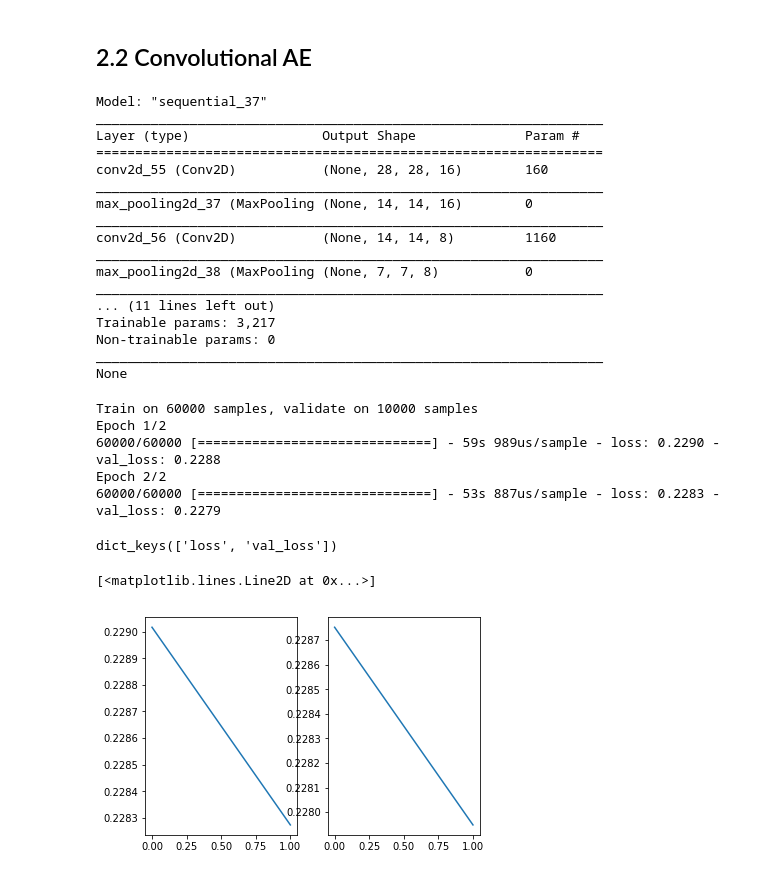
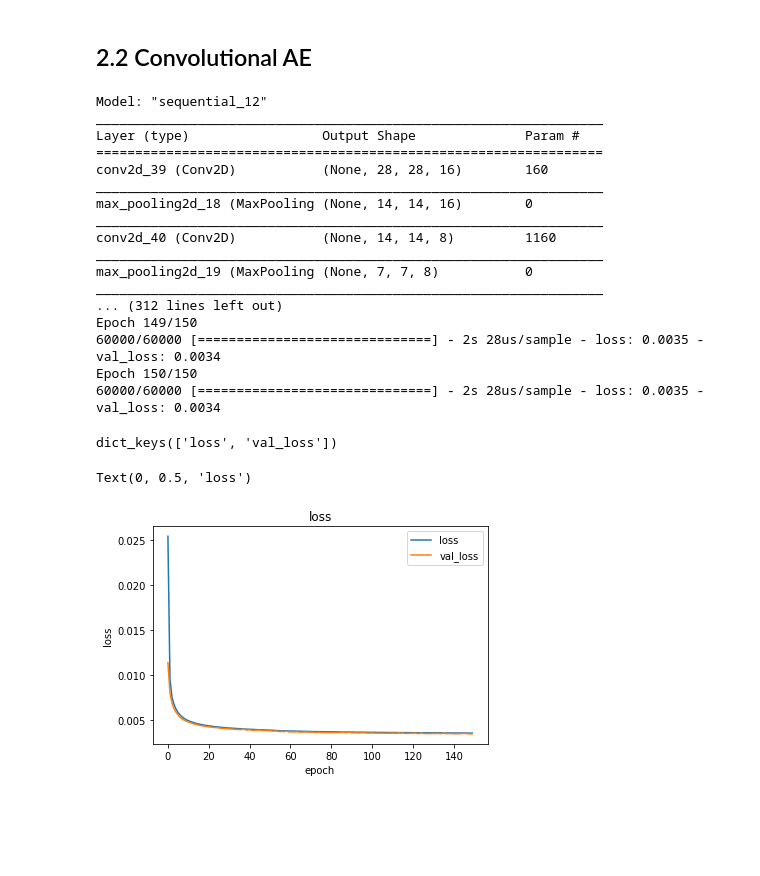
Before and after one commit to XITechs/UCSDECE228, a Jupyter notebook: pythonHW2/PY2.ipynb, the cells around one changed output. Saved outputs shown, nothing was run; the diff lists cells and outputs as text; code cells hidden in the pictures; blank space fills up the shorter version.

```diff
--- a/pythonHW2/PY2.ipynb
+++ b/pythonHW2/PY2.ipynb
@@ -285,11 +465,14 @@ data_test_reshape_cae = data_test.reshape(data_test.shape[0], 28, 28, 1)
 # %%
+#Reshape data to account for grayscale channel in each image
+data_train_reshape_cae = data_train.reshape(data_train.shape[0], 28, 28, 1)
+data_test_reshape_cae = data_test.reshape(data_test.shape[0], 28, 28, 1)
+
 #Create Convolutional AutoEncoder Architecture
 def cae():
     model = tf.keras.models.Sequential()
 
     #Encoder
     model.add(tf.keras.layers.Conv2D(16, kernel_size=(3, 3),activation='relu', padding='same', input_shape=(28, 28, 1)))
-    #model.add(tf.keras.layers.Dropout(0.3))
     model.add(tf.keras.layers.MaxPooling2D(pool_size=(2, 2),padding='same'))
     model.add(tf.keras.layers.Conv2D(8 , (3, 3), activation='relu',padding='same'))
     model.add(tf.keras.layers.MaxPooling2D(pool_size=(2, 2),padding='same'))
@@ -301,61 +484,56 @@ def cae():
     model.add(tf.keras.layers.Conv2D(16 , (3, 3), activation='relu',padding='same'))
     model.add(tf.keras.layers.UpSampling2D((2, 2)))
     #### Fill in model ####
-    model.add(tf.keras.layers.Conv2D(1 , (3, 3), activation='sigmoid',padding='same'))
+    model.add(tf.keras.layers.Conv2D(1 , (3, 3), activation='relu',padding='same'))
 
     return model
 
-#Create deep autoencoder graph, compile it to use mean squared error loss and the adam optimizer, train the model, create predictions
 conv_ae = cae()
 print(conv_ae.summary())
+
+#Create deep autoencoder graph, compile it to use mean squared error loss and the adam optimizer, train the model, create predictions
+conv_ae.compile(loss='mse', optimizer='adam')
+history_conv_ae = conv_ae.fit(data_train_reshape_cae, data_train_reshape_cae, validation_data=(data_test_reshape_cae, data_test_reshape_cae), epochs=150, batch_size=250, shuffle=True)
+decoded_data = conv_ae.predict(data_test_reshape_cae)
+
+#Obtain encoder representation of data
+get_hl = K.function([conv_ae.layers[0].input], [conv_ae.layers[3].output])
+conv_ae_hl = get_hl([data_test_reshape_cae])[0]
 # %% [output]
-Model: "sequential_37"
+Model: "sequential_12"
 _________________________________________________________________
 Layer (type)                 Output Shape              Param #
 =================================================================
-conv2d_55 (Conv2D)           (None, 28, 28, 16)        160
+conv2d_39 (Conv2D)           (None, 28, 28, 16)        160
 _________________________________________________________________
-max_pooling2d_37 (MaxPooling (None, 14, 14, 16)        0
+max_pooling2d_18 (MaxPooling (None, 14, 14, 16)        0
 _________________________________________________________________
-conv2d_56 (Conv2D)           (None, 14, 14, 8)         1160
+conv2d_40 (Conv2D)           (None, 14, 14, 8)         1160
 _________________________________________________________________
-max_pooling2d_38 (MaxPooling (None, 7, 7, 8)           0
+max_pooling2d_19 (MaxPooling (None, 7, 7, 8)           0
 _________________________________________________________________
-... (11 lines left out)
-Trainable params: 3,217
-Non-trainable params: 0
-_________________________________________________________________
-None
+... (312 lines left out)
+Epoch 149/150
+60000/60000 [==============================] - 2s 28us/sample - loss: 0.0035 - val_loss: 0.0034
+Epoch 150/150
+60000/60000 [==============================] - 2s 28us/sample - loss: 0.0035 - val_loss: 0.0034
-# %%
-conv_ae.compile(loss='mse', optimizer='adadelta')
-history_conv_ae = conv_ae.fit(data_train_reshape_cae, data_train_reshape_cae, validation_data=(data_test_reshape_cae, data_test_reshape_cae), epochs=2, batch_size=250, shuffle=True)
-decoded_data = conv_ae.predict(data_test_reshape_cae)
-
-#Obtain encoder representation of data
-get_hl = K.function([conv_ae.layers[0].input], [conv_ae.layers[3].output])
-conv_ae_hl = get_hl([data_test_reshape_cae])[0]
-# %% [output]
-Train on 60000 samples, validate on 10000 samples
-Epoch 1/2
-60000/60000 [==============================] - 59s 989us/sample - loss: 0.2290 - val_loss: 0.2288
-Epoch 2/2
-60000/60000 [==============================] - 53s 887us/sample - loss: 0.2283 - val_loss: 0.2279
 # %%
 #Plot train/validation loss vs epoch
 # Information contained in history dict.
 print(history_conv_ae.history.keys())
 #### Fill in plot ####
-plt.subplot(121)
-plt.plot(history_conv_ae.history['loss'])
-
 #Plot loss vs epoch
-plt.subplot(122)
-plt.plot(history_conv_ae.history['val_loss'])
+plt.plot(history_conv_ae.history['loss'],label='loss')
+plt.plot(history_conv_ae.history['val_loss'],label='val_loss')
+plt.legend(loc='upper right')
 #### Fill in the plot ####
+plt.title('loss')
+plt.xlabel('epoch')
+plt.ylabel('loss')
 # %% [output]
 dict_keys(['loss', 'val_loss'])
-[<matplotlib.lines.Line2D at 0x...>]
+Text(0, 0.5, 'loss')
-[figure, old version]
+[figure, new version]
 # %%
 #Plot samples of 10 images, their hidden layer representations, and their reconstructions
 n = 10  # how many digits we will display
```
Also changed, not shown: parts of 16 cells of this notebook.
